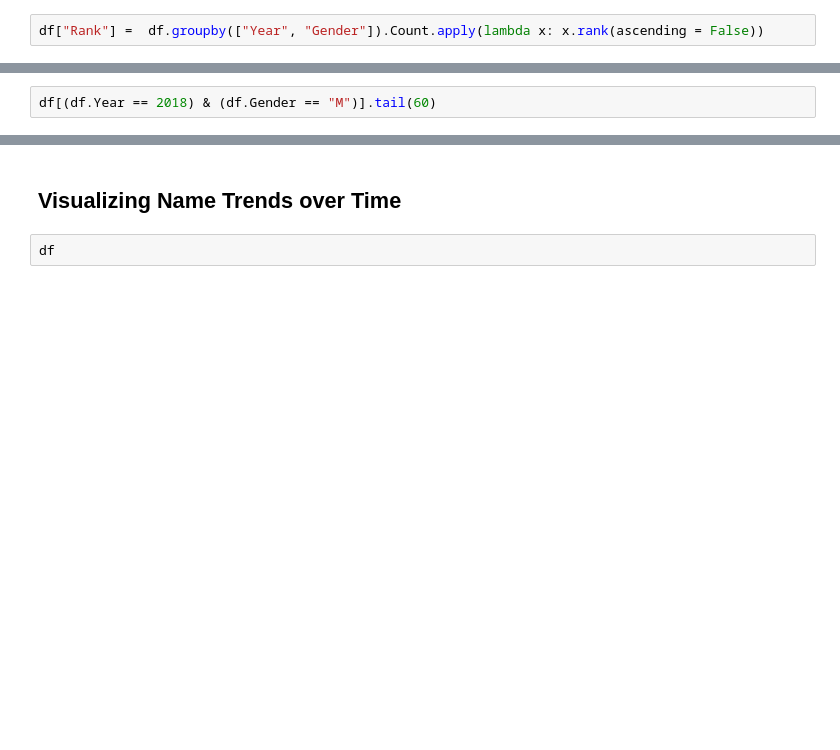
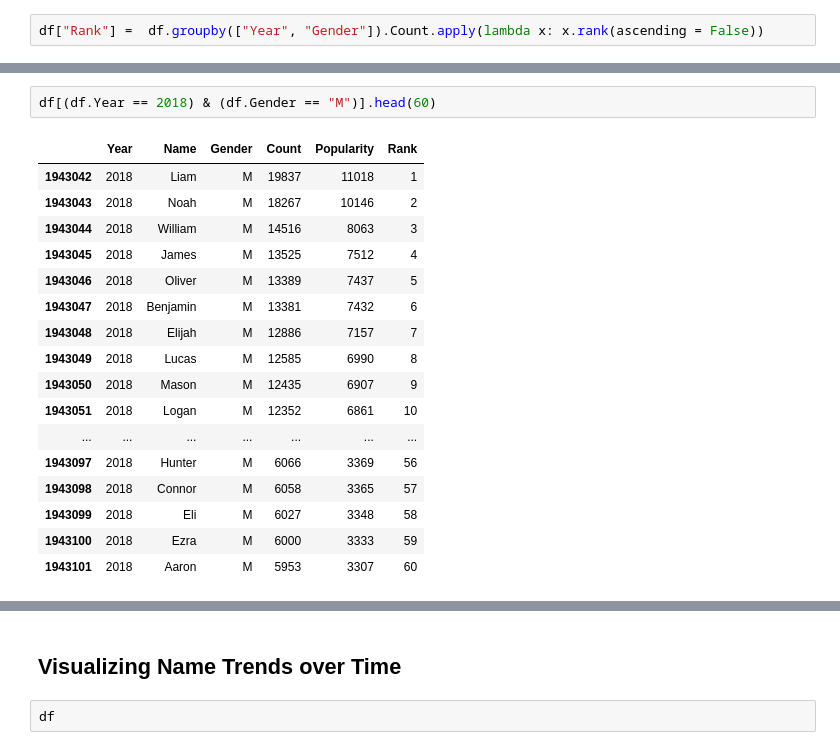
Before and after one commit to HunterKane/Explanatory-Data-Analysis-Advanced-Visuallization-, a Jupyter notebook: Project_07_Explanatory_Babies.ipynb, the cells around one changed output, grey strips where cells are left out. Saved outputs shown, nothing was run; the diff lists cells and outputs as text; blank space fills up the shorter version.

```diff
--- a/Project_07_Explanatory_Babies.ipynb
+++ b/Project_07_Explanatory_Babies.ipynb
@@ -580,4 +672,22 @@ df
 # %%
-df[(df.Year == 2018) & (df.Gender == "M")].tail(60)
+df[(df.Year == 2018) & (df.Gender == "M")].head(60)
+# %% [output]
+|  | Year | Name | Gender | Count | Popularity | Rank |
+| 1943042 | 2018 | Liam | M | 19837 | 11018 | 1 |
+| 1943043 | 2018 | Noah | M | 18267 | 10146 | 2 |
+| 1943044 | 2018 | William | M | 14516 | 8063 | 3 |
+| 1943045 | 2018 | James | M | 13525 | 7512 | 4 |
+| 1943046 | 2018 | Oliver | M | 13389 | 7437 | 5 |
+| 1943047 | 2018 | Benjamin | M | 13381 | 7432 | 6 |
+| 1943048 | 2018 | Elijah | M | 12886 | 7157 | 7 |
+| 1943049 | 2018 | Lucas | M | 12585 | 6990 | 8 |
+| 1943050 | 2018 | Mason | M | 12435 | 6907 | 9 |
+| 1943051 | 2018 | Logan | M | 12352 | 6861 | 10 |
+| ... | ... | ... | ... | ... | ... | ... |
+| 1943097 | 2018 | Hunter | M | 6066 | 3369 | 56 |
+| 1943098 | 2018 | Connor | M | 6058 | 3365 | 57 |
+| 1943099 | 2018 | Eli | M | 6027 | 3348 | 58 |
+| 1943100 | 2018 | Ezra | M | 6000 | 3333 | 59 |
+| 1943101 | 2018 | Aaron | M | 5953 | 3307 | 60 |
 # %%
 df[(df.Year == 2018) & (df.Gender == "M")].Popularity.sum()
```
Also changed, not shown: parts of 18 cells of this notebook.
